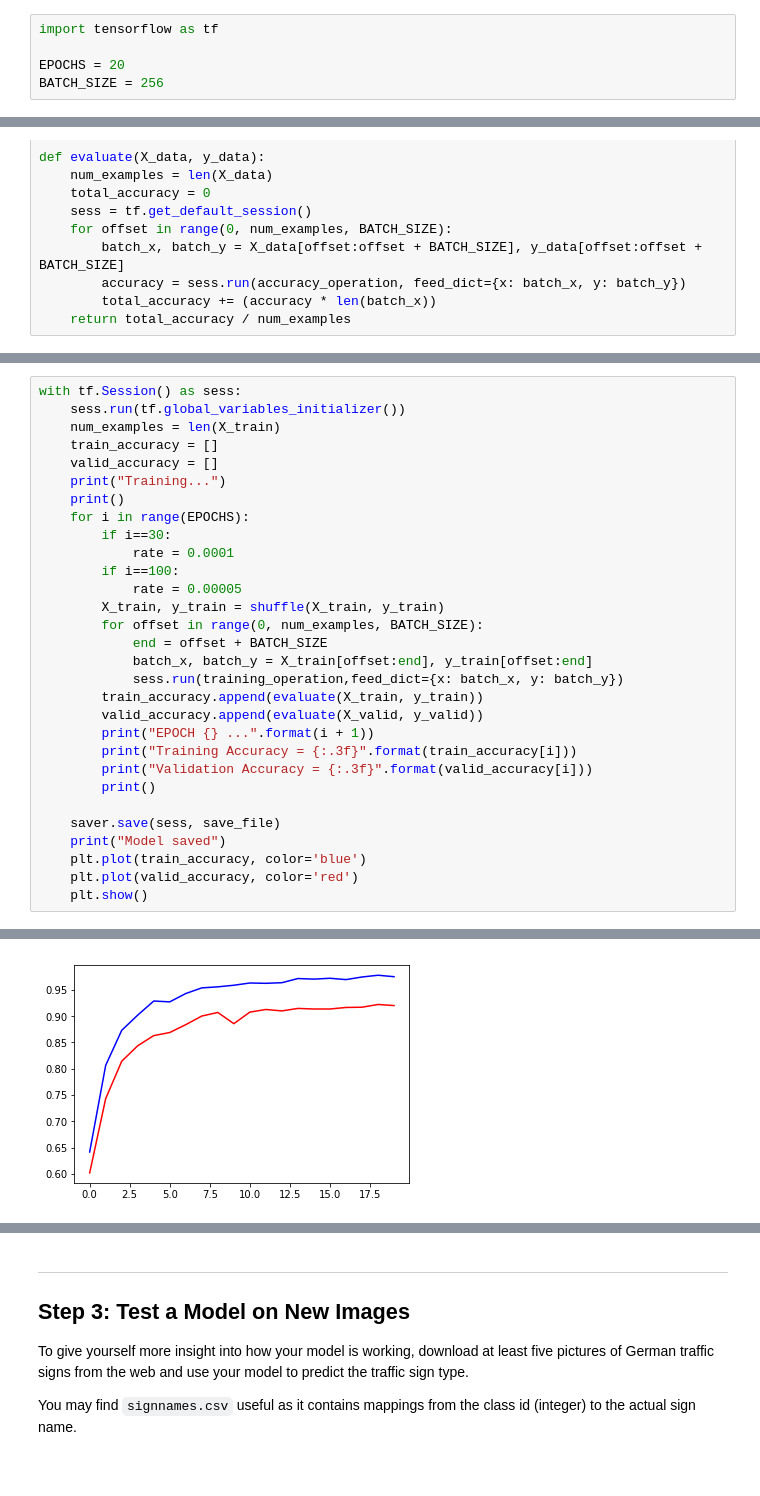
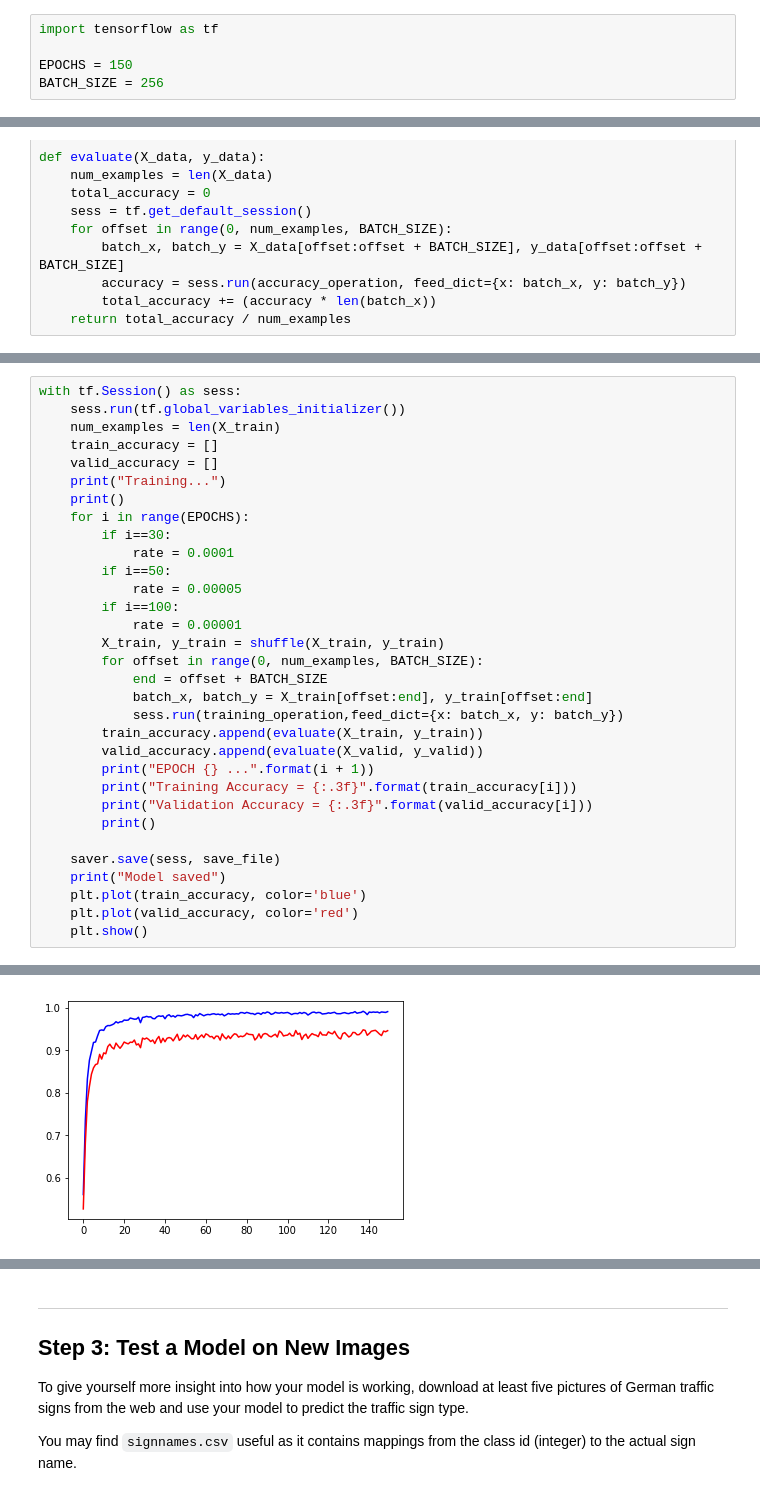
Before and after one commit to davinderc/CarND-Traffic-Sign-Classifier-Project, a Jupyter notebook: Traffic_Sign_ClassifierGPUTrained2.ipynb, the cells around one changed output, grey strips where cells are left out. Cells and saved outputs as stored; diff of their text form.

```diff
--- a/Traffic_Sign_ClassifierGPUTrained2.ipynb
+++ b/Traffic_Sign_ClassifierGPUTrained2.ipynb
@@ -248,7 +248,7 @@ X_train, y_train = shuffle(X_train,y_train)
 # %%
 import tensorflow as tf
 
-EPOCHS = 20
+EPOCHS = 150
 BATCH_SIZE = 256
 # %%
 ### Define your architecture here.
@@ -410,8 +407,10 @@ with tf.Session() as sess:
     for i in range(EPOCHS):
         if i==30:
             rate = 0.0001
+        if i==50:
+            rate = 0.00005
         if i==100:
-            rate = 0.00005
+            rate = 0.00001
         X_train, y_train = shuffle(X_train, y_train)
         for offset in range(0, num_examples, BATCH_SIZE):
             end = offset + BATCH_SIZE
@@ -448,5 +447,5 @@ Validation Accuracy = 0.920
 
 Model saved
-[figure, old version]
+[figure, new version]
 # %%
 with tf.Session() as sess:
```
Also changed, not shown: parts of 9 cells of this notebook.
